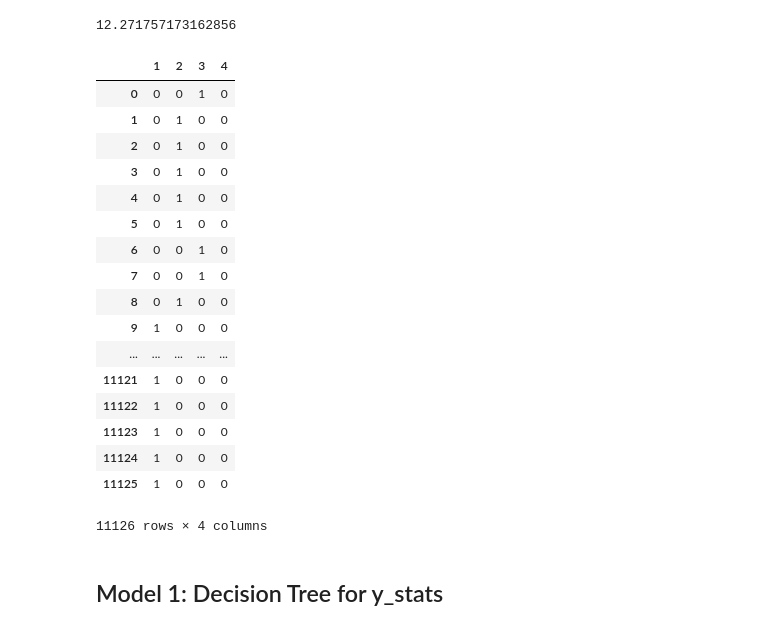
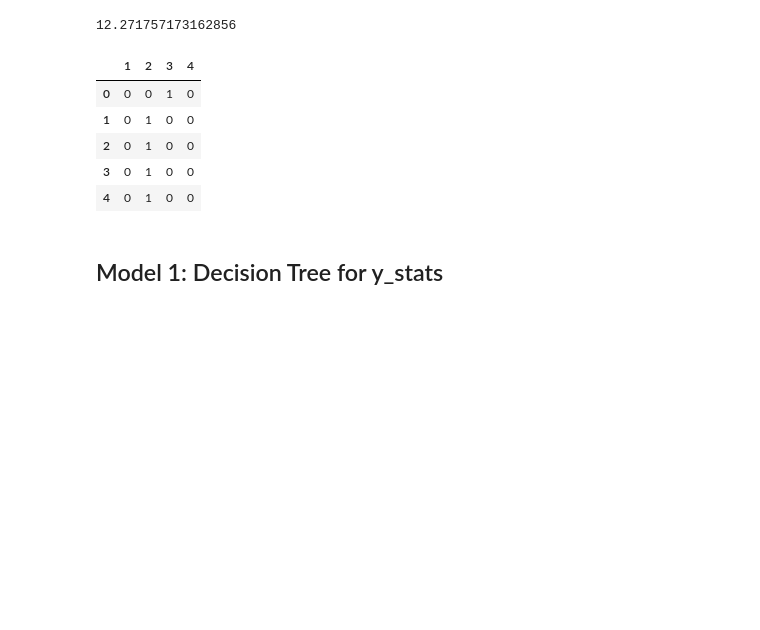
Before and after one commit to rvent/Steam_Pricing_Classification_Project, a Jupyter notebook: Mod-3-Project.ipynb, the cells around one changed output. Saved outputs shown, nothing was run; the diff lists cells and outputs as text; code cells hidden in the pictures; blank space fills up the shorter version.

```diff
--- a/Mod-3-Project.ipynb
+++ b/Mod-3-Project.ipynb
@@ -760,26 +687,14 @@ y_stats = y_df.astype(int)
 # %%
 y_classes = y_stats.copy()
 y_classes = pd.get_dummies(y_classes.price_overview)
-y_classes
+y_classes.head()
 # %% [output]
 |  | 1 | 2 | 3 | 4 |
 | 0 | 0 | 0 | 1 | 0 |
 | 1 | 0 | 1 | 0 | 0 |
 | 2 | 0 | 1 | 0 | 0 |
 | 3 | 0 | 1 | 0 | 0 |
 | 4 | 0 | 1 | 0 | 0 |
-| 5 | 0 | 1 | 0 | 0 |
-| 6 | 0 | 0 | 1 | 0 |
-| 7 | 0 | 0 | 1 | 0 |
-| 8 | 0 | 1 | 0 | 0 |
-| 9 | 1 | 0 | 0 | 0 |
-| ... | ... | ... | ... | ... |
-| 11121 | 1 | 0 | 0 | 0 |
-| 11122 | 1 | 0 | 0 | 0 |
-| 11123 | 1 | 0 | 0 | 0 |
-| 11124 | 1 | 0 | 0 | 0 |
-| 11125 | 1 | 0 | 0 | 0 |
-11126 rows × 4 columns
 # %% [markdown]
 ## Model 1: Decision Tree for y_stats
 # %%
```
Also changed, not shown: parts of 61 cells of this notebook, 1 other file.
